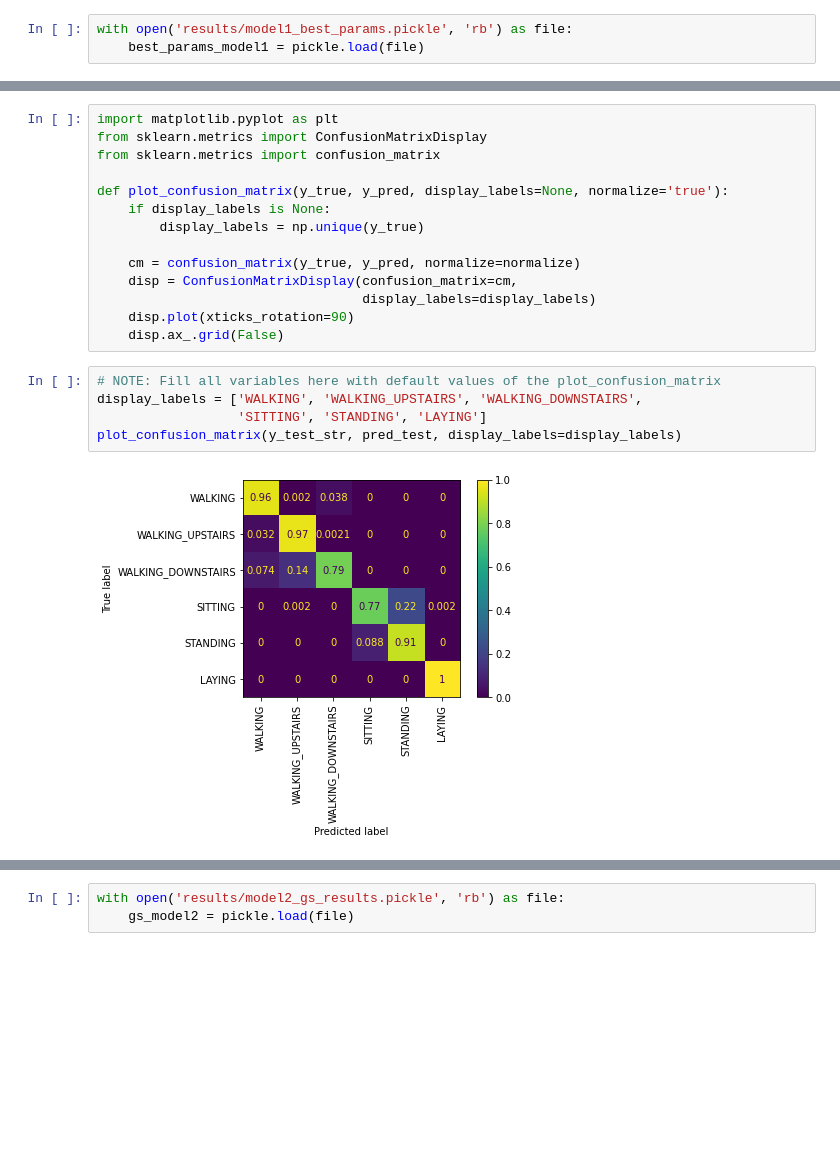
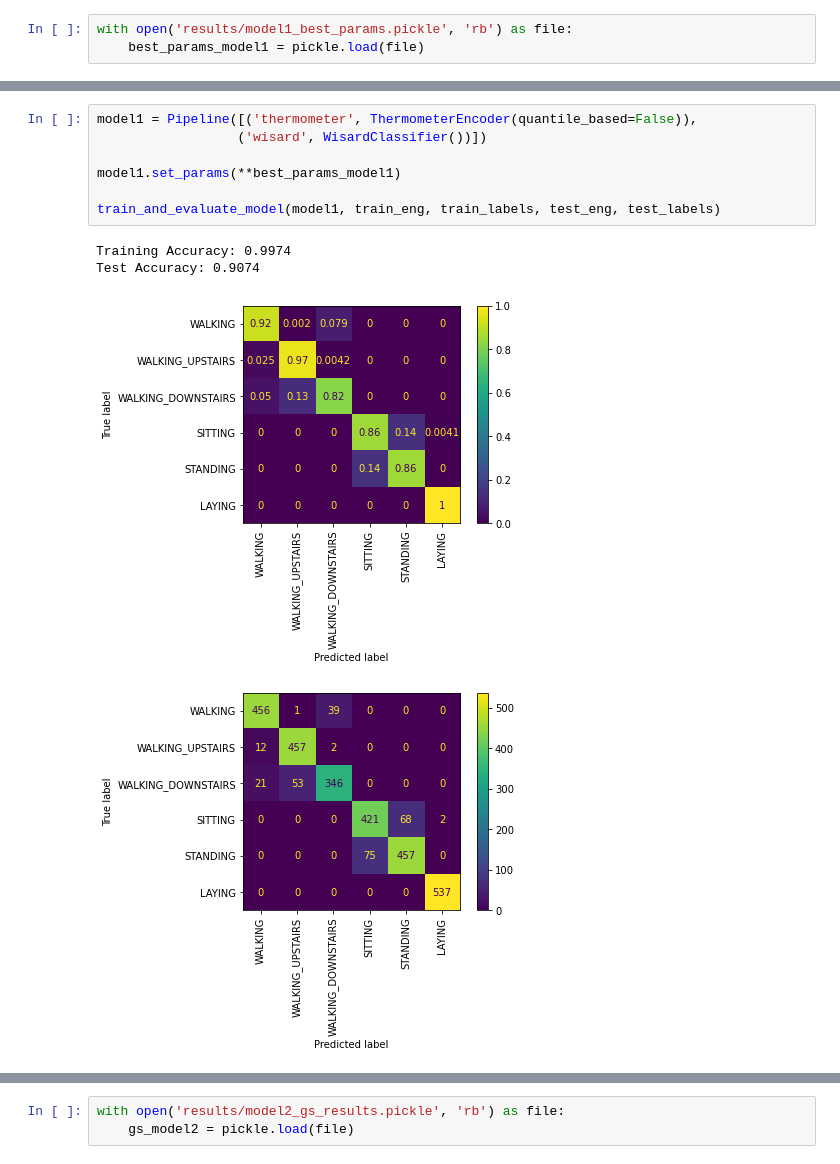
Before and after one commit to bruno-accioli/activity-recognition-WiSARD, a Jupyter notebook: train.ipynb, the cells around one changed output, grey strips where cells are left out. Saved outputs shown, nothing was run; the diff lists cells and outputs as text; blank space fills up the shorter version.

```diff
--- a/train.ipynb
+++ b/train.ipynb
@@ -605,21 +391,12 @@ Test Accuracy: 0.9043
-# %%
-import matplotlib.pyplot as plt
-from sklearn.metrics import ConfusionMatrixDisplay
-from sklearn.metrics import confusion_matrix
-
-def plot_confusion_matrix(y_true, y_pred, display_labels=None, normalize='true'):
-    if display_labels is None:
-        display_labels = np.unique(y_true)
-
-    cm = confusion_matrix(y_true, y_pred, normalize=normalize)
-    disp = ConfusionMatrixDisplay(confusion_matrix=cm,
-                                  display_labels=display_labels)
-    disp.plot(xticks_rotation=90)
-    disp.ax_.grid(False)
-# %%
-# NOTE: Fill all variables here with default values of the plot_confusion_matrix
-display_labels = ['WALKING', 'WALKING_UPSTAIRS', 'WALKING_DOWNSTAIRS',
-                  'SITTING', 'STANDING', 'LAYING']
-plot_confusion_matrix(y_test_str, pred_test, display_labels=display_labels)
-# %% [output]
-[figure, removed]
+# %%
+model1 = Pipeline([('thermometer', ThermometerEncoder(quantile_based=False)),
+                  ('wisard', WisardClassifier())])
+
+model1.set_params(**best_params_model1)
+
+train_and_evaluate_model(model1, train_eng, train_labels, test_eng, test_labels)
+# %% [output]
+Training Accuracy: 0.9974
+Test Accuracy: 0.9074
+[figure, added]
+[figure, added]
```
Also changed, not shown: parts of 37 cells of this notebook, 9 other files.
